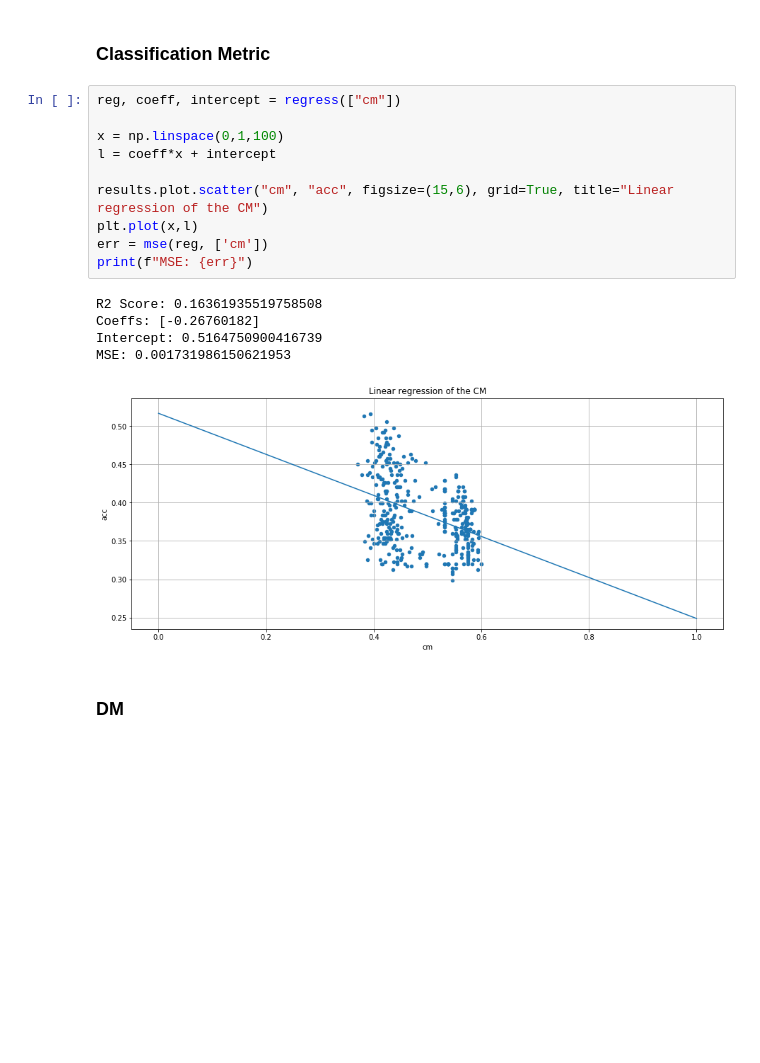
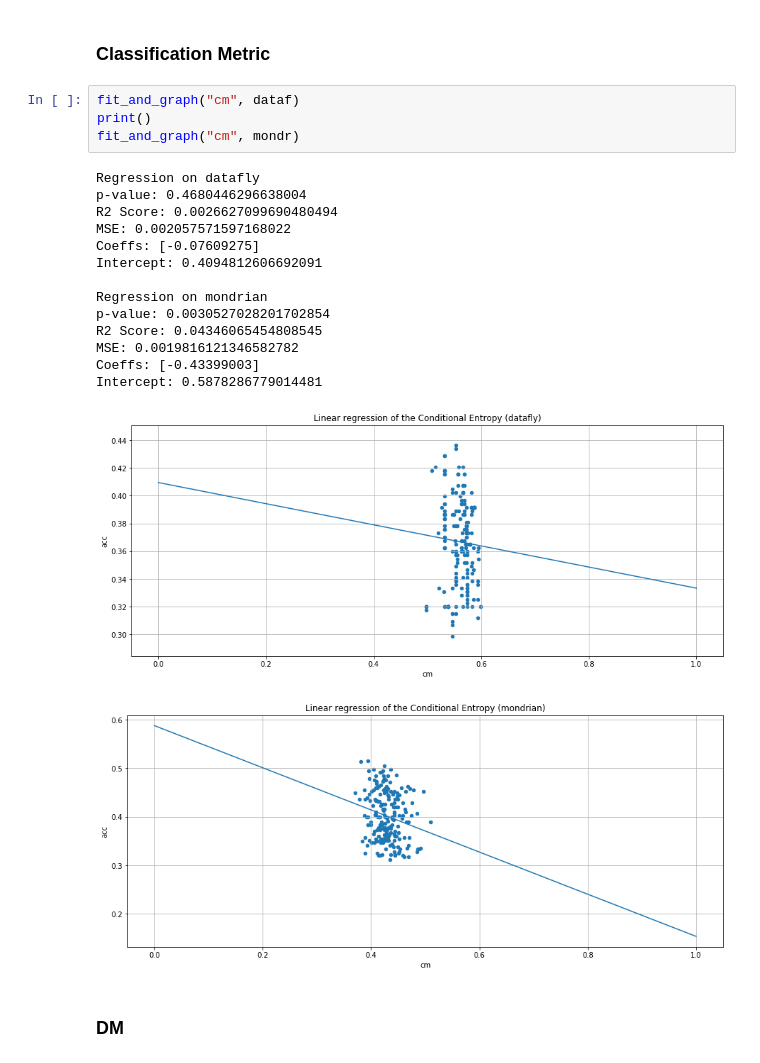
Before and after one commit to Deeep12345/Entropy_utility_measure, a Jupyter notebook: code/results/birth_randoms/analysis.ipynb, the cells around one changed output. Cells and saved outputs as stored; diff of their text form; blank space fills up the shorter version.

```diff
--- a/code/results/birth_randoms/analysis.ipynb
+++ b/code/results/birth_randoms/analysis.ipynb
@@ -104,20 +124,24 @@ MSE: 0.0016285019585555122
 # %% [markdown]
 ### Classification Metric
-# %%
-reg, coeff, intercept = regress(["cm"])
-
-x = np.linspace(0,1,100)
-l = coeff*x + intercept
-
-results.plot.scatter("cm", "acc", figsize=(15,6), grid=True, title="Linear regression of the CM")
-plt.plot(x,l)
-err = mse(reg, ['cm'])
-print(f"MSE: {err}")
-# %% [output]
-R2 Score: 0.16361935519758508
-Coeffs: [-0.26760182]
-Intercept: 0.5164750900416739
-MSE: 0.001731986150621953
-[figure, removed]
+# %%
+fit_and_graph("cm", dataf)
+print()
+fit_and_graph("cm", mondr)
+# %% [output]
+Regression on datafly
+p-value: 0.4680446296638004
+R2 Score: 0.0026627099690480494
+MSE: 0.002057571597168022
+Coeffs: [-0.07609275]
+Intercept: 0.4094812606692091
+
+Regression on mondrian
+p-value: 0.0030527028201702854
+R2 Score: 0.04346065454808545
+MSE: 0.0019816121346582782
+Coeffs: [-0.43399003]
+Intercept: 0.5878286779014481
+[figure, added]
+[figure, added]
 # %% [markdown]
 ### DM
```
Also changed, not shown: parts of 23 cells of this notebook, 8 other files.
